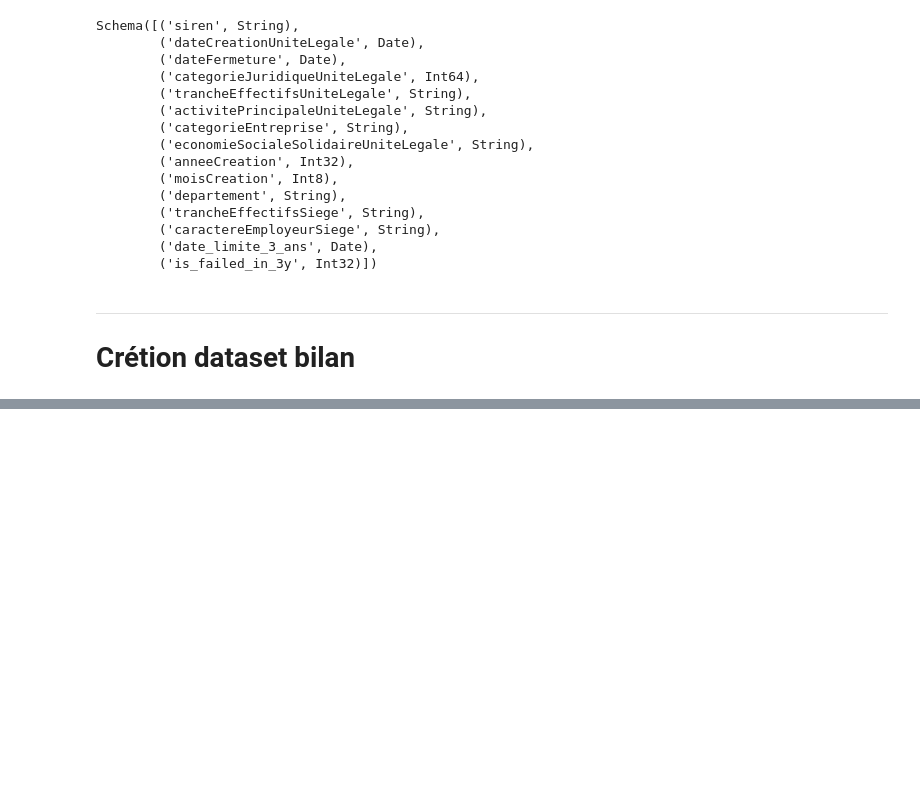
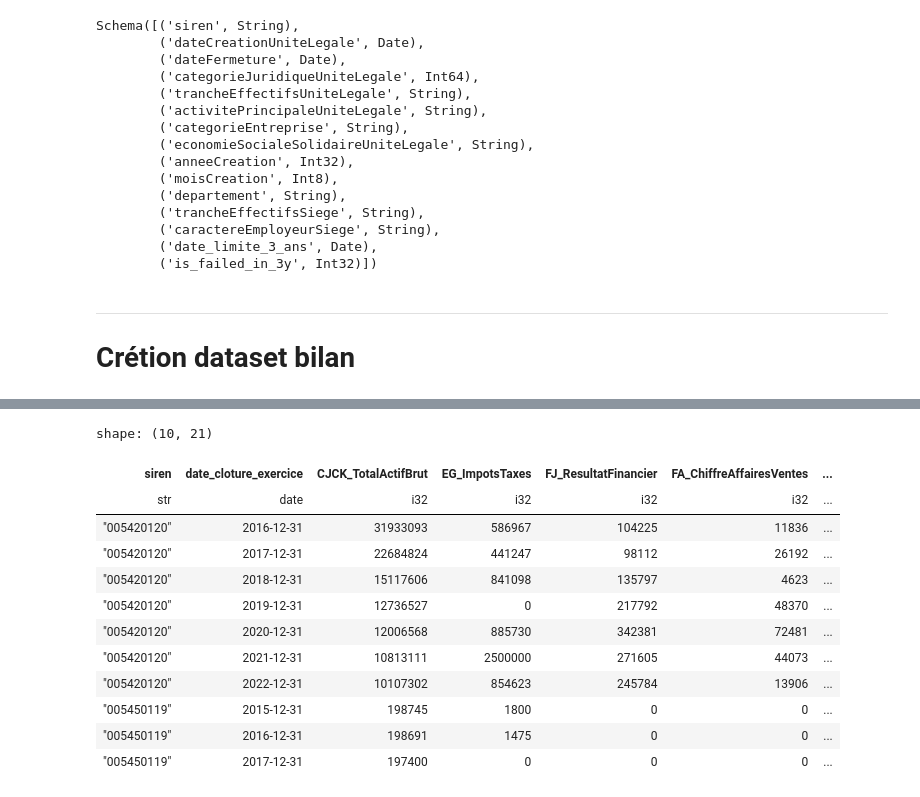
Before and after one commit to ugozchi/AS_Supervised_Learning, a Jupyter notebook: Notebooks/00_Sandbox.ipynb, the cells around one changed output, grey strips where cells are left out. Cells and saved outputs as stored; diff of their text form; code cells hidden in the pictures; blank space fills up the shorter version.

```diff
--- a/Notebooks/00_Sandbox.ipynb
+++ b/Notebooks/00_Sandbox.ipynb
@@ -319,0 +399,27 @@ Schema([('siren', String),
+# %%
+import polars as pl
+
+# 1. Conversion des types (essentiel)
+# On retire la conversion de date, car elle est déjà du bon type (Date) d'après le schéma
+df_bilan = df_bilan.with_columns(
+     #pl.col("date_cloture_exercice").str.strptime(pl.Date, format="%Y-%m-%d"), # <-- ON RETIRE CETTE LIGNE
+     pl.col("siren").cast(pl.String) # S'assurer que 'siren' est de type string
+)
+
+# 2. Tri par siren et par date
+df_sorted = df_bilan.sort(["siren", "date_cloture_exercice"])
+df_sorted.head(10)
+# %% [output]
+shape: (10, 21)
+| siren | date_cloture_exercice | CJCK_TotalActifBrut | EG_ImpotsTaxes | FJ_ResultatFinancier | FA_ChiffreAffairesVentes | ... |
+| str | date | i32 | i32 | i32 | i32 | ... |
+| "005420120" | 2016-12-31 | 31933093 | 586967 | 104225 | 11836 | ... |
+| "005420120" | 2017-12-31 | 22684824 | 441247 | 98112 | 26192 | ... |
+| "005420120" | 2018-12-31 | 15117606 | 841098 | 135797 | 4623 | ... |
+| "005420120" | 2019-12-31 | 12736527 | 0 | 217792 | 48370 | ... |
+| "005420120" | 2020-12-31 | 12006568 | 885730 | 342381 | 72481 | ... |
+| "005420120" | 2021-12-31 | 10813111 | 2500000 | 271605 | 44073 | ... |
+| "005420120" | 2022-12-31 | 10107302 | 854623 | 245784 | 13906 | ... |
+| "005450119" | 2015-12-31 | 198745 | 1800 | 0 | 0 | ... |
+| "005450119" | 2016-12-31 | 198691 | 1475 | 0 | 0 | ... |
+| "005450119" | 2017-12-31 | 197400 | 0 | 0 | 0 | ... |
```
Also changed, not shown: parts of 7 cells of this notebook, 2 other files.
